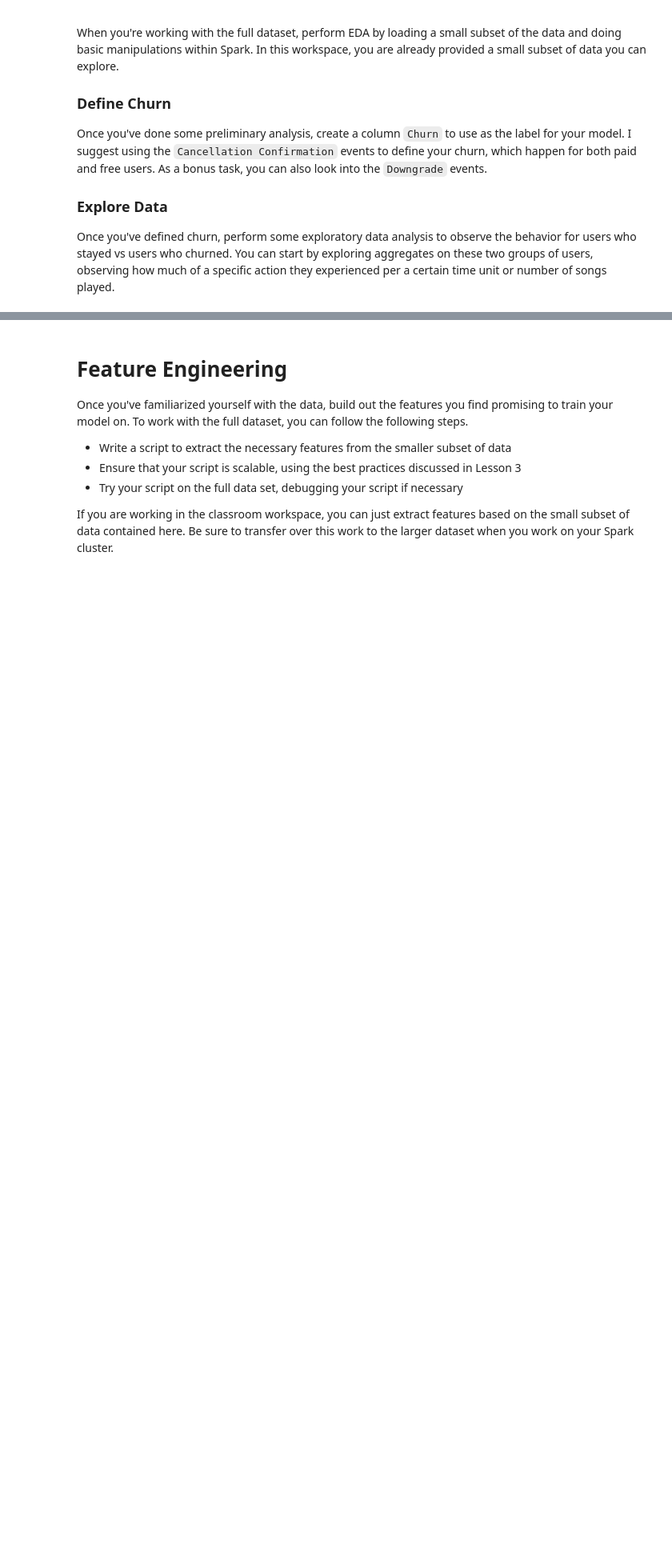
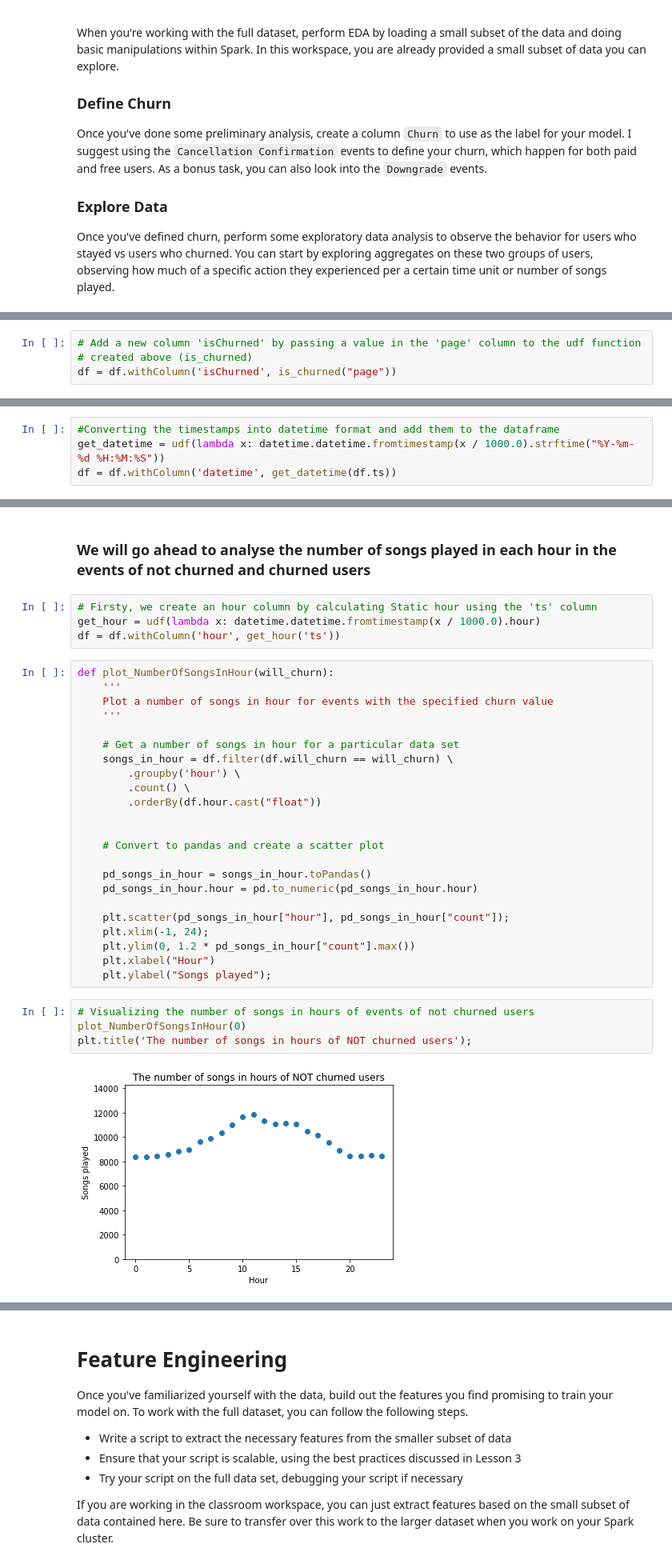
Before and after one commit to OmoyeniO/Churn-Prediction-Using-Spark, a Jupyter notebook: Sparkify.ipynb, the cells around one changed output, grey strips where cells are left out. Shown: that part at 80% size. Cells and saved outputs as stored; diff of their text form; blank space fills up the shorter version.

```diff
--- a/Sparkify.ipynb
+++ b/Sparkify.ipynb
@@ -40,0 +199,4 @@ Once you've defined churn, perform some exploratory data analysis to observe the
+# %%
+# Add a new column 'isChurned' by passing a value in the 'page' column to the udf function
+# created above (is_churned)
+df = df.withColumn('isChurned', is_churned("page"))
@@ -40,0 +219,4 @@ Once you've defined churn, perform some exploratory data analysis to observe the
+# %%
+#Converting the timestamps into datetime format and add them to the dataframe
+get_datetime = udf(lambda x: datetime.datetime.fromtimestamp(x / 1000.0).strftime("%Y-%m-%d %H:%M:%S"))
+df = df.withColumn('datetime', get_datetime(df.ts))
@@ -40,0 +306,35 @@ Once you've defined churn, perform some exploratory data analysis to observe the
+# %% [markdown]
+### We will go ahead to analyse the number of songs played in each hour in the events of not churned and churned users
+# %%
+# Firsty, we create an hour column by calculating Static hour using the 'ts' column
+get_hour = udf(lambda x: datetime.datetime.fromtimestamp(x / 1000.0).hour)
+df = df.withColumn('hour', get_hour('ts'))
+# %%
+def plot_NumberOfSongsInHour(will_churn):
+    '''
+    Plot a number of songs in hour for events with the specified churn value
+    '''
+
+    # Get a number of songs in hour for a particular data set
+    songs_in_hour = df.filter(df.will_churn == will_churn) \
+        .groupby('hour') \
+        .count() \
+        .orderBy(df.hour.cast("float"))
+
+
+    # Convert to pandas and create a scatter plot
+
+    pd_songs_in_hour = songs_in_hour.toPandas()
+    pd_songs_in_hour.hour = pd.to_numeric(pd_songs_in_hour.hour)
+
+    plt.scatter(pd_songs_in_hour["hour"], pd_songs_in_hour["count"]);
+    plt.xlim(-1, 24);
+    plt.ylim(0, 1.2 * pd_songs_in_hour["count"].max())
+    plt.xlabel("Hour")
+    plt.ylabel("Songs played");
+# %%
+# Visualizing the number of songs in hours of events of not churned users
+plot_NumberOfSongsInHour(0)
+plt.title('The number of songs in hours of NOT churned users');
+# %% [output]
+[figure, added]
```
Also changed, not shown: parts of 55 cells of this notebook.
